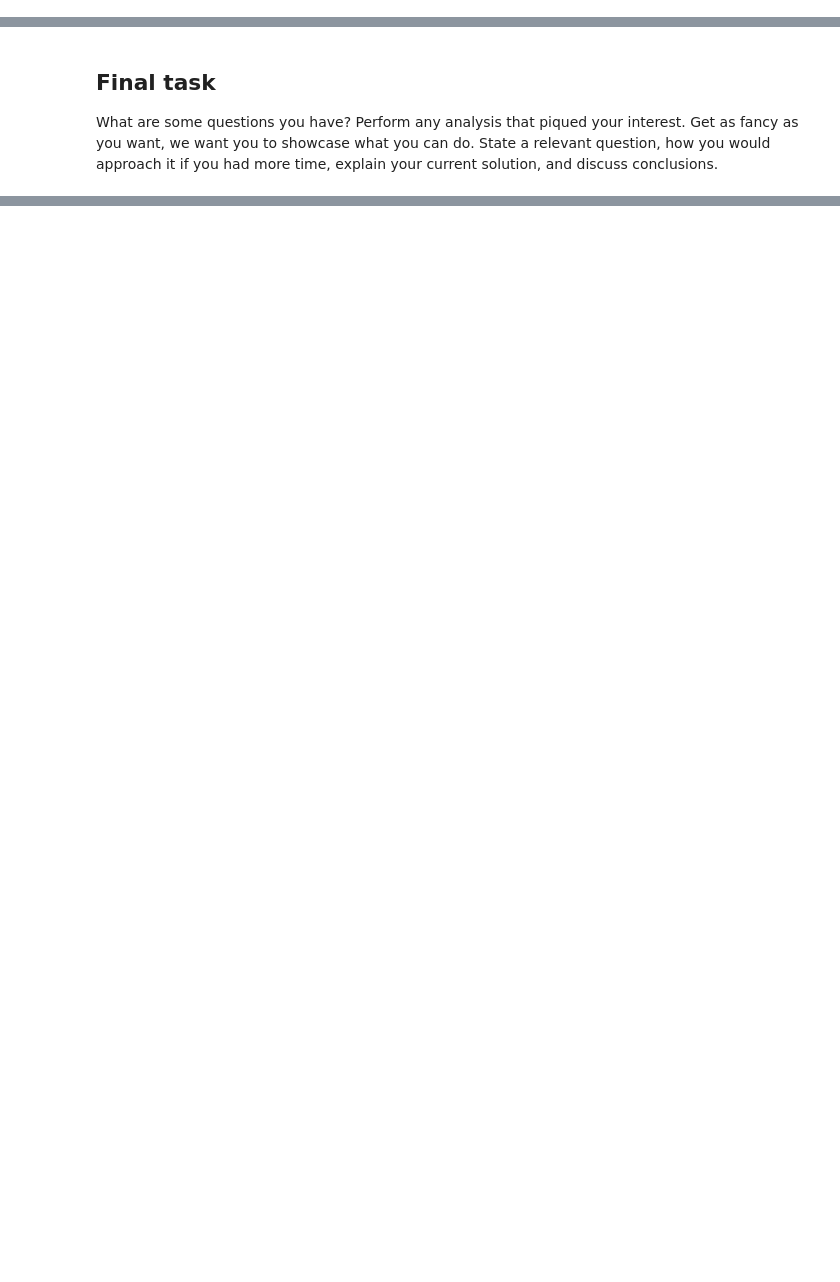
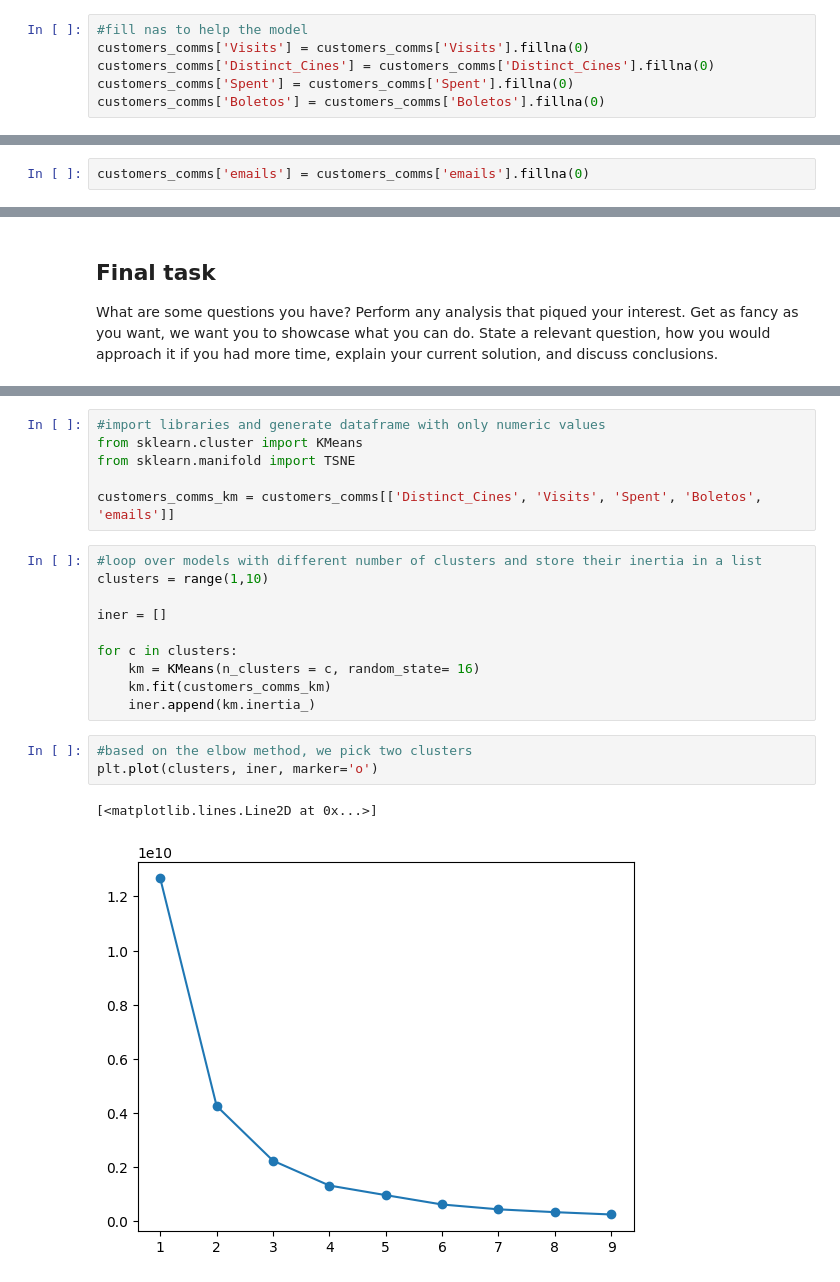
Before and after one commit to StefanoMolina/Random, a Jupyter notebook: 240723_data_challenge_SMM.ipynb, the cells around one changed output, grey strips where cells are left out. Drawn from its saved outputs; the diff is of its cells as text; blank space fills up the shorter version.

```diff
--- a/240723_data_challenge_SMM.ipynb
+++ b/240723_data_challenge_SMM.ipynb
@@ -188,0 +431,6 @@ What about email communications? Check the following:
+# %%
+#fill nas to help the model
+customers_comms['Visits'] = customers_comms['Visits'].fillna(0)
+customers_comms['Distinct_Cines'] = customers_comms['Distinct_Cines'].fillna(0)
+customers_comms['Spent'] = customers_comms['Spent'].fillna(0)
+customers_comms['Boletos'] = customers_comms['Boletos'].fillna(0)
@@ -188,0 +452,2 @@ What about email communications? Check the following:
+# %%
+customers_comms['emails'] = customers_comms['emails'].fillna(0)
@@ -278,0 +542,22 @@ releases
+# %%
+#import libraries and generate dataframe with only numeric values
+from sklearn.cluster import KMeans
+from sklearn.manifold import TSNE
+
+customers_comms_km = customers_comms[['Distinct_Cines', 'Visits', 'Spent', 'Boletos', 'emails']]
+# %%
+#loop over models with different number of clusters and store their inertia in a list
+clusters = range(1,10)
+
+iner = []
+
+for c in clusters:
+    km = KMeans(n_clusters = c, random_state= 16)
+    km.fit(customers_comms_km)
+    iner.append(km.inertia_)
+# %%
+#based on the elbow method, we pick two clusters
+plt.plot(clusters, iner, marker='o')
+# %% [output]
+[<matplotlib.lines.Line2D at 0x...>]
+[figure, added]
```
Also changed, not shown: parts of 60 cells of this notebook.
